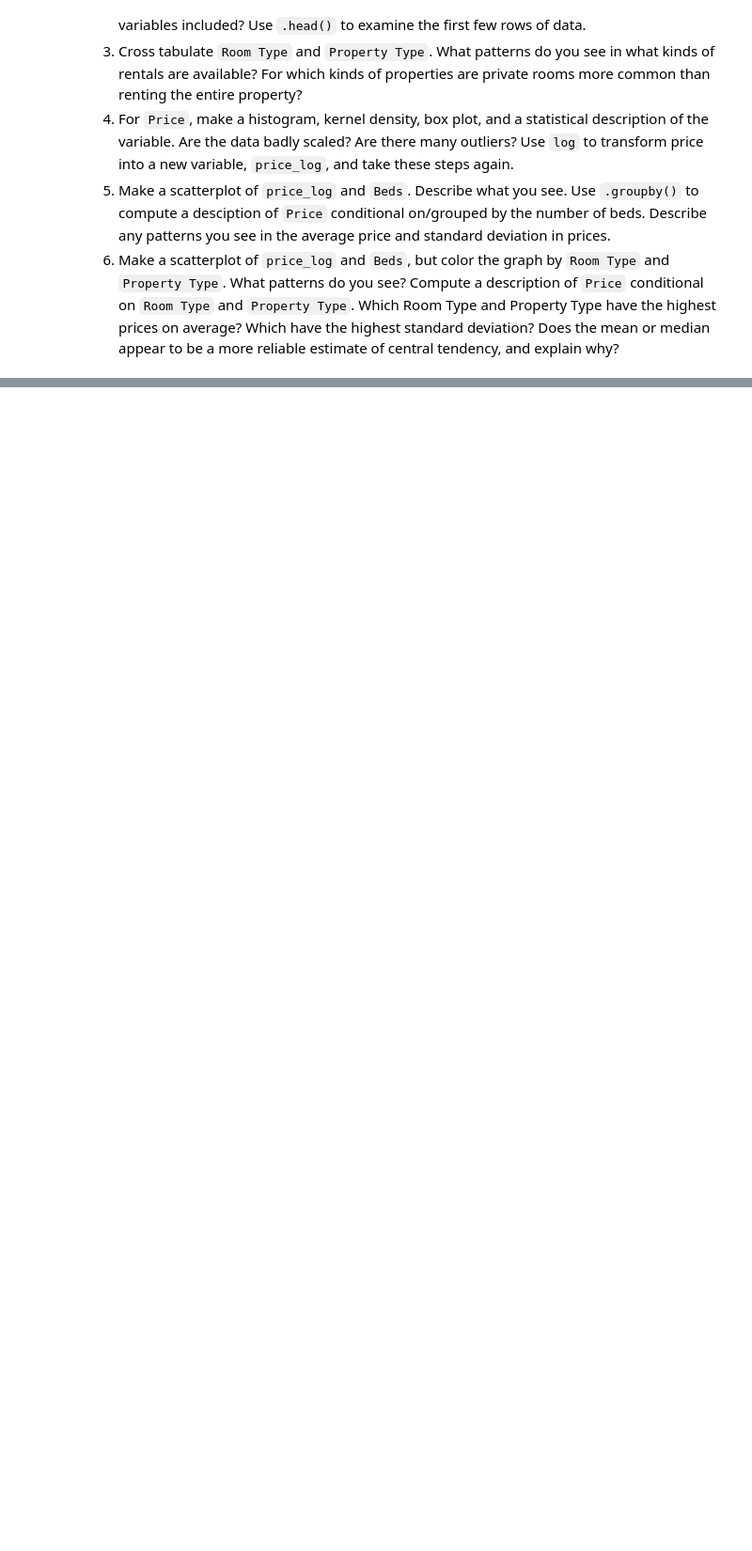
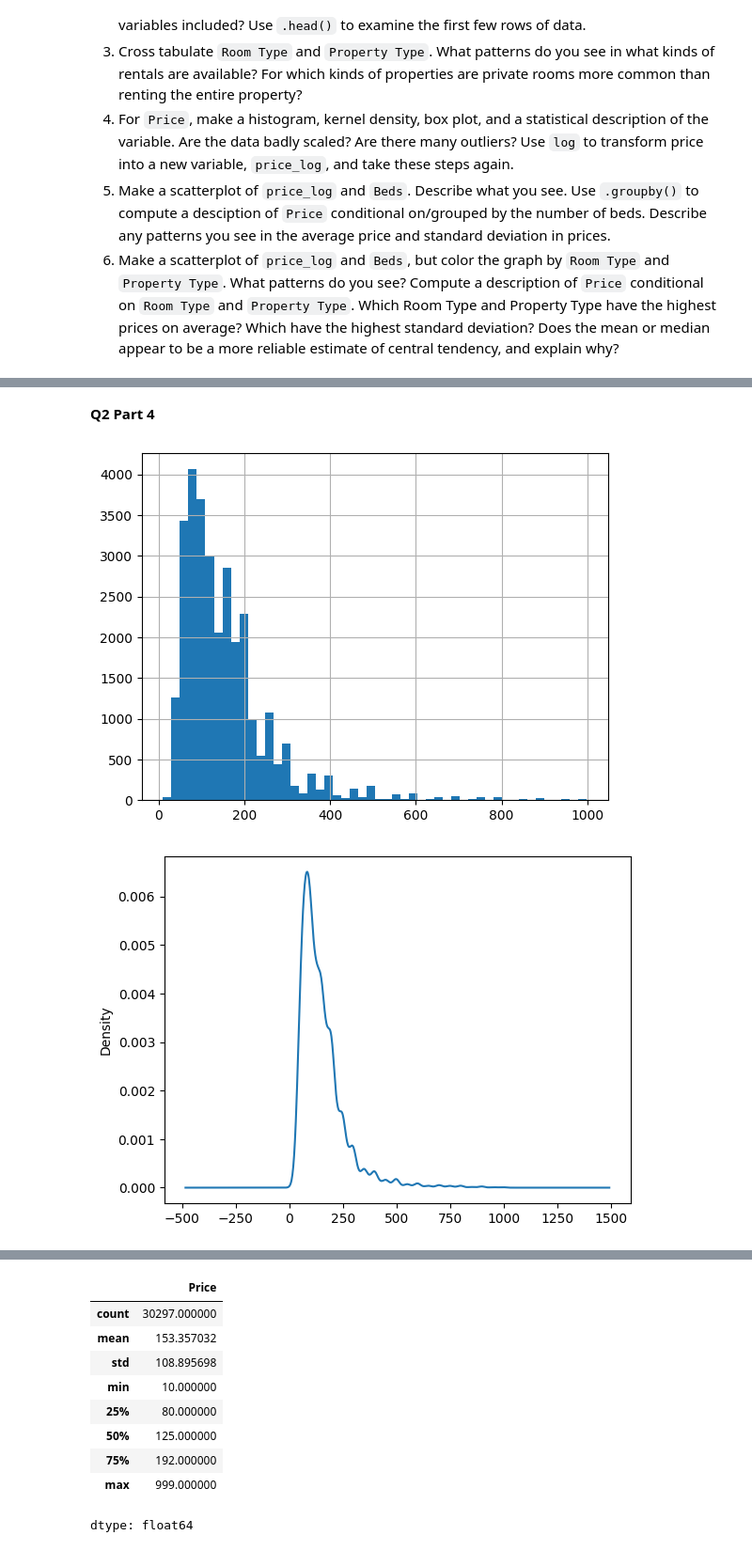
Before and after one commit to ap-vp/eda_assignment, a Jupyter notebook: assignment.ipynb, the cells around one changed output, grey strips where cells are left out. Shown at 94% size. Cells and saved outputs as stored; diff of their text form; code cells hidden in the pictures; blank space fills up the shorter version.

```diff
--- a/assignment.ipynb
+++ b/assignment.ipynb
@@ -36,6 +38,9 @@ import numpy as np
 import pandas as pd
 import matplotlib.pyplot as plt
 
-airbnb = pd.read_csv("./airbnb_hw(1).csv")
-airbnb.describe()
+airbnb = pd.read_csv("./airbnb_hw.csv")
+print('Dimensions:', airbnb.shape, '\n') # there are 30478 observations and
+
+print('Variables:', airbnb.columns) #list of variables used
+airbnb.head()
 # %% [output]
@@ -42,0 +74,20 @@ FileNotFoundError: [Errno 2] No such file or directory: './airbnb_hw(1).csv'
+# %% [markdown]
+**Q2 Part 4**
+# %%
+airbnb['Price'] = pd.to_numeric(airbnb['Price'], errors='coerce') #airbnb was not an int value
+
+airbnb['Price'].hist(bins=50) #histogram
+plt.show()
+
+airbnb['Price'].plot.kde() #kernel density
+plt.show()
+
+airbnb['Price'].plot.box() #boxplot
+plt.show()
+
+airbnb['Price'].describe() #stat description of data
+
+# The data is badly scaled, there are long tails and many high outliers
+# %% [output]
+[figure, added]
+[figure, added]
@@ -42,0 +95,10 @@ FileNotFoundError: [Errno 2] No such file or directory: './airbnb_hw(1).csv'
+|  | Price |
+| count | 30297.000000 |
+| mean | 153.357032 |
+| std | 108.895698 |
+| min | 10.000000 |
+| 25% | 80.000000 |
+| 50% | 125.000000 |
+| 75% | 192.000000 |
+| max | 999.000000 |
+dtype: float64
```
Also changed, not shown: parts of 11 cells of this notebook.
